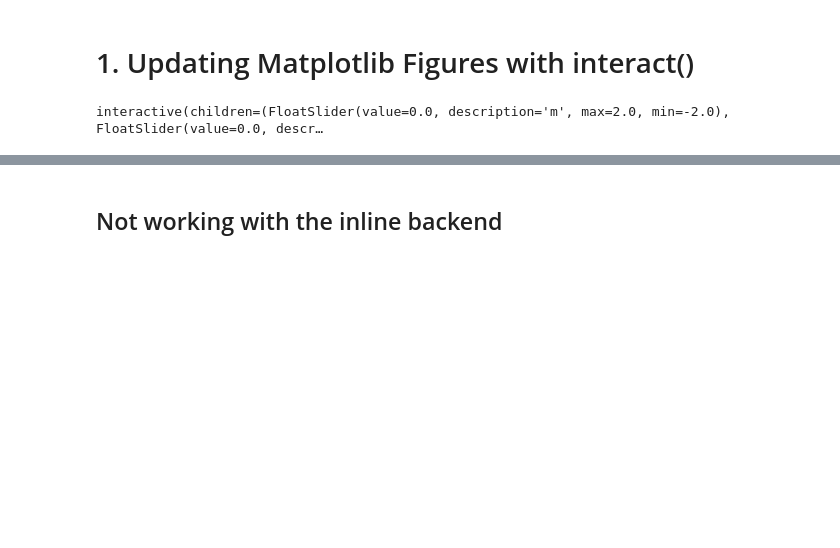
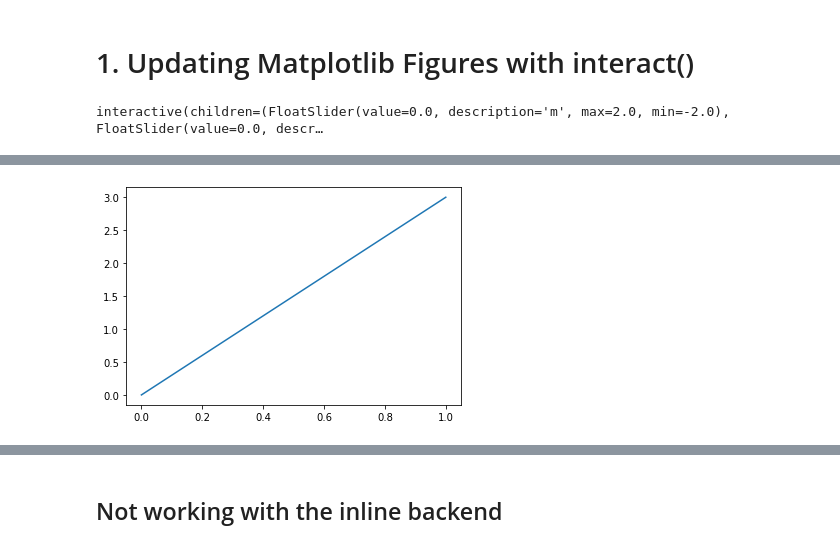
Before and after one commit to compi1234/tutorials, a Jupyter notebook: ipw-mpl-inline.ipynb, the cells around one changed output, grey strips where cells are left out. Drawn from its saved outputs; the diff is of its cells as text; code cells hidden in the pictures; blank space fills up the shorter version.

```diff
--- a/ipw-mpl-inline.ipynb
+++ b/ipw-mpl-inline.ipynb
@@ -115,3 +135,9 @@ interactive(children=(FloatSlider(value=0.0, description='m', max=2.0, min=-2.0)
+# %%
+plt.figure(1)
+plt.plot([0,3])
+plt.show()
+# %% [output]
+[figure, added]
 # %%
 # Method 2 :
 #    1) create the figure
```
Also changed, not shown: parts of 14 cells of this notebook, 1 other file.
